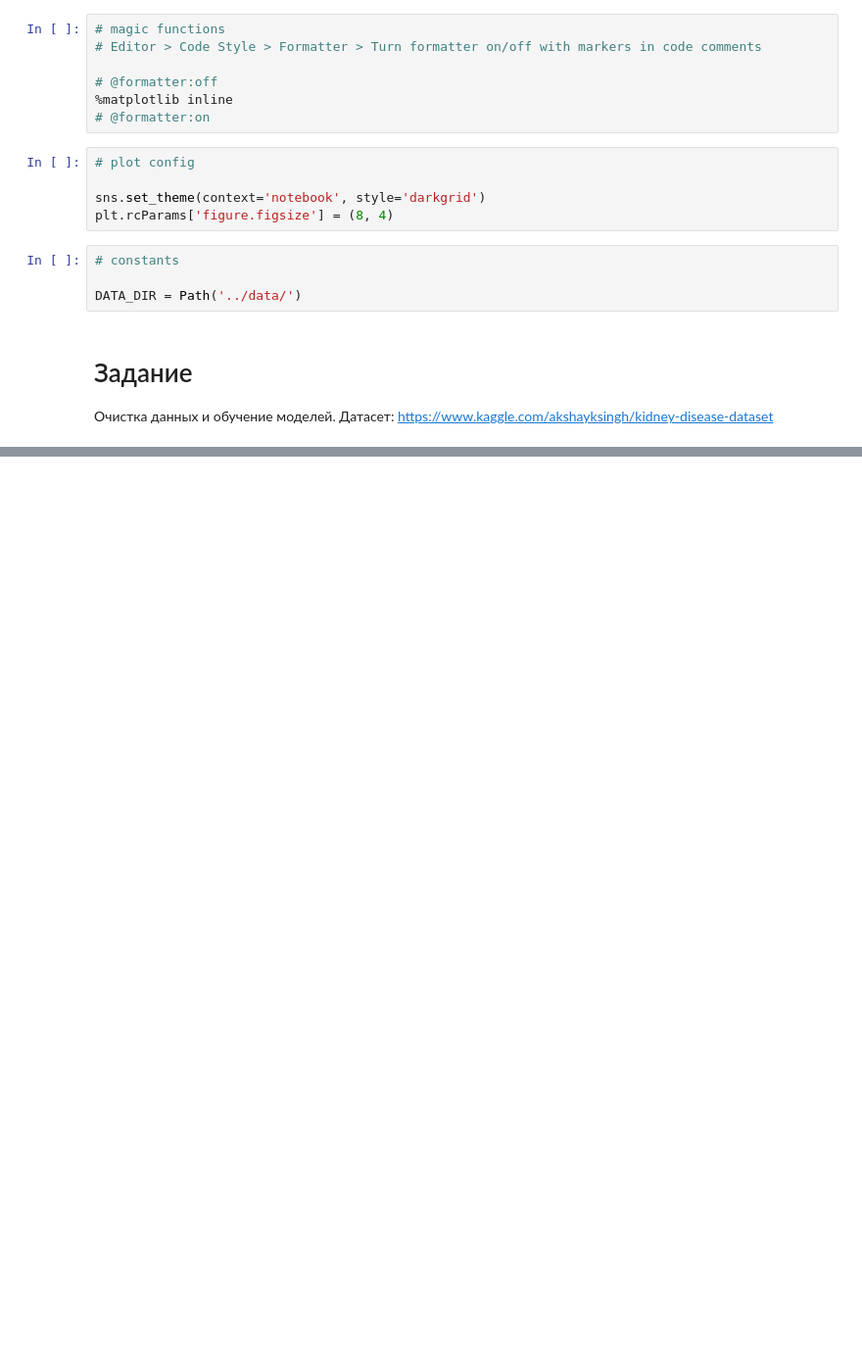
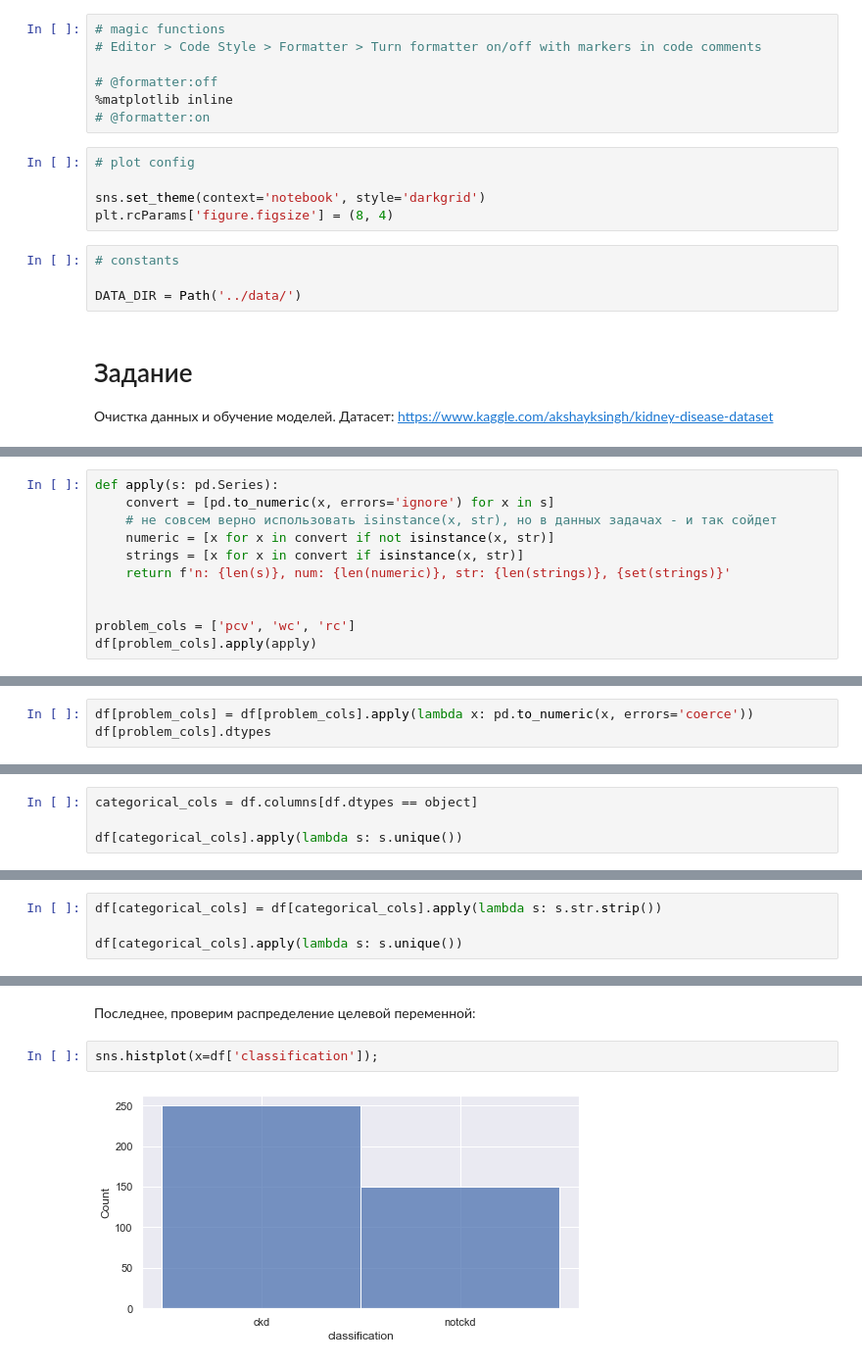
Before and after one commit to StudOborona/MLSummer2022, a Jupyter notebook: 01/main.ipynb, the cells around one changed output, grey strips where cells are left out. Shown at 98% size. Drawn from its saved outputs; the diff is of its cells as text; blank space fills up the shorter version.

```diff
--- a/01/main.ipynb
+++ b/01/main.ipynb
@@ -47,0 +100,11 @@ df.head()
+# %%
+def apply(s: pd.Series):
+    convert = [pd.to_numeric(x, errors='ignore') for x in s]
+    # не совсем верно использовать isinstance(x, str), но в данных задачах - и так сойдет
+    numeric = [x for x in convert if not isinstance(x, str)]
+    strings = [x for x in convert if isinstance(x, str)]
+    return f'n: {len(s)}, num: {len(numeric)}, str: {len(strings)}, {set(strings)}'
+
+
+problem_cols = ['pcv', 'wc', 'rc']
+df[problem_cols].apply(apply)
@@ -47,0 +121,3 @@ df.head()
+# %%
+df[problem_cols] = df[problem_cols].apply(lambda x: pd.to_numeric(x, errors='coerce'))
+df[problem_cols].dtypes
@@ -47,0 +148,4 @@ df.head()
+# %%
+categorical_cols = df.columns[df.dtypes == object]
+
+df[categorical_cols].apply(lambda s: s.unique())
@@ -47,0 +170,4 @@ df.head()
+# %%
+df[categorical_cols] = df[categorical_cols].apply(lambda s: s.str.strip())
+
+df[categorical_cols].apply(lambda s: s.unique())
@@ -47,0 +195,6 @@ df.head()
+# %% [markdown]
+Последнее, проверим распределение целевой переменной:
+# %%
+sns.histplot(x=df['classification']);
+# %% [output]
+[figure, added]
```
Also changed, not shown: parts of 53 cells of this notebook, 1 other file.
